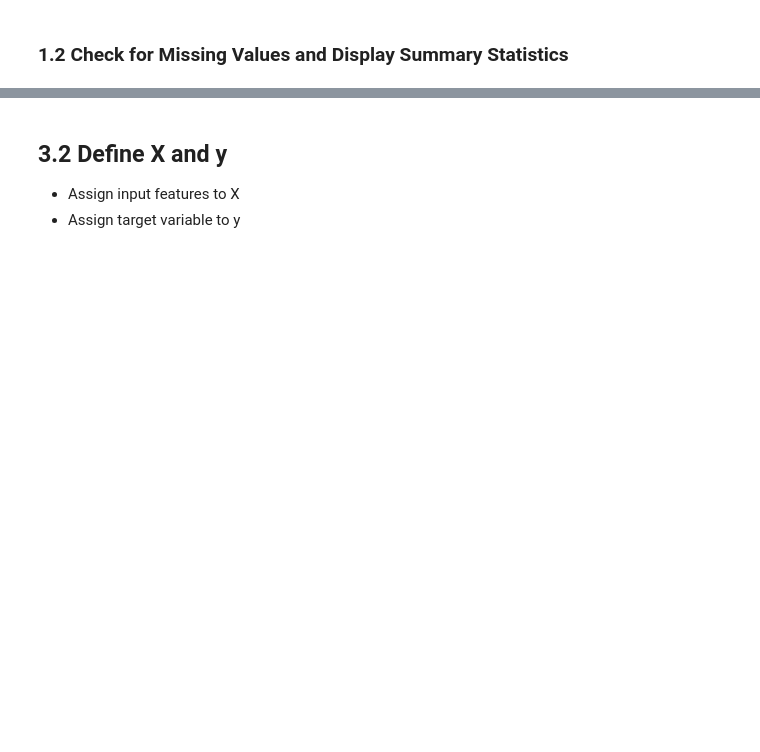
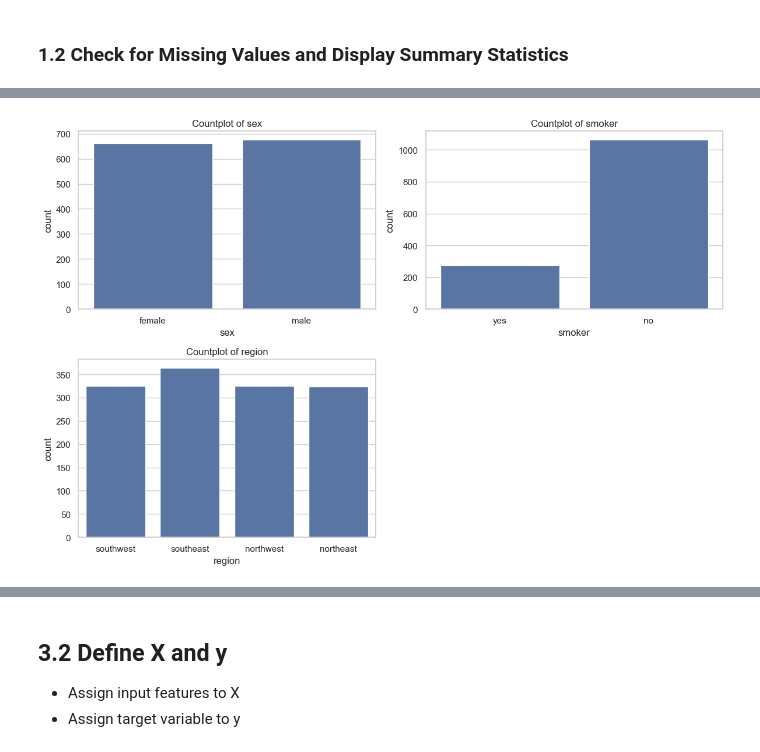
Before and after one commit to abeaderstadt/ml_regression_beaderstadt, a Jupyter notebook: regression_beaderstadt.ipynb, the cells around one changed output, grey strips where cells are left out. Saved outputs shown, nothing was run; the diff lists cells and outputs as text; code cells hidden in the pictures; blank space fills up the shorter version.

```diff
--- a/regression_beaderstadt.ipynb
+++ b/regression_beaderstadt.ipynb
@@ -52,0 +161,16 @@ Load the dataset and display the first 10 rows.
+# %%
+# ------------------------------
+# Countplots for categorical features
+# ------------------------------
+
+categorical_cols = ["sex", "smoker", "region"]
+
+plt.figure(figsize=(12, 8))
+for i, col in enumerate(categorical_cols, 1):
+    plt.subplot(2, 2, i)
+    sns.countplot(x=df[col])
+    plt.title(f"Countplot of {col}")
+plt.tight_layout()
+plt.show()
+# %% [output]
+[figure, added]
```
Also changed, not shown: parts of 47 cells of this notebook.
